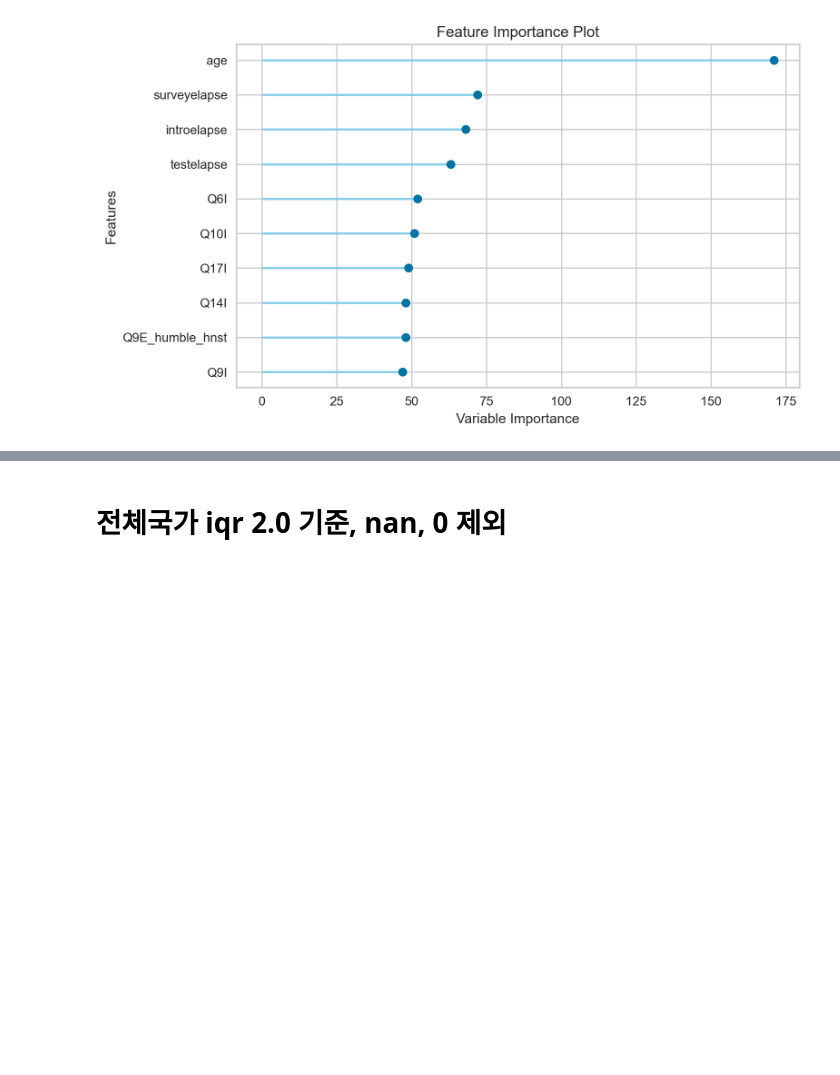
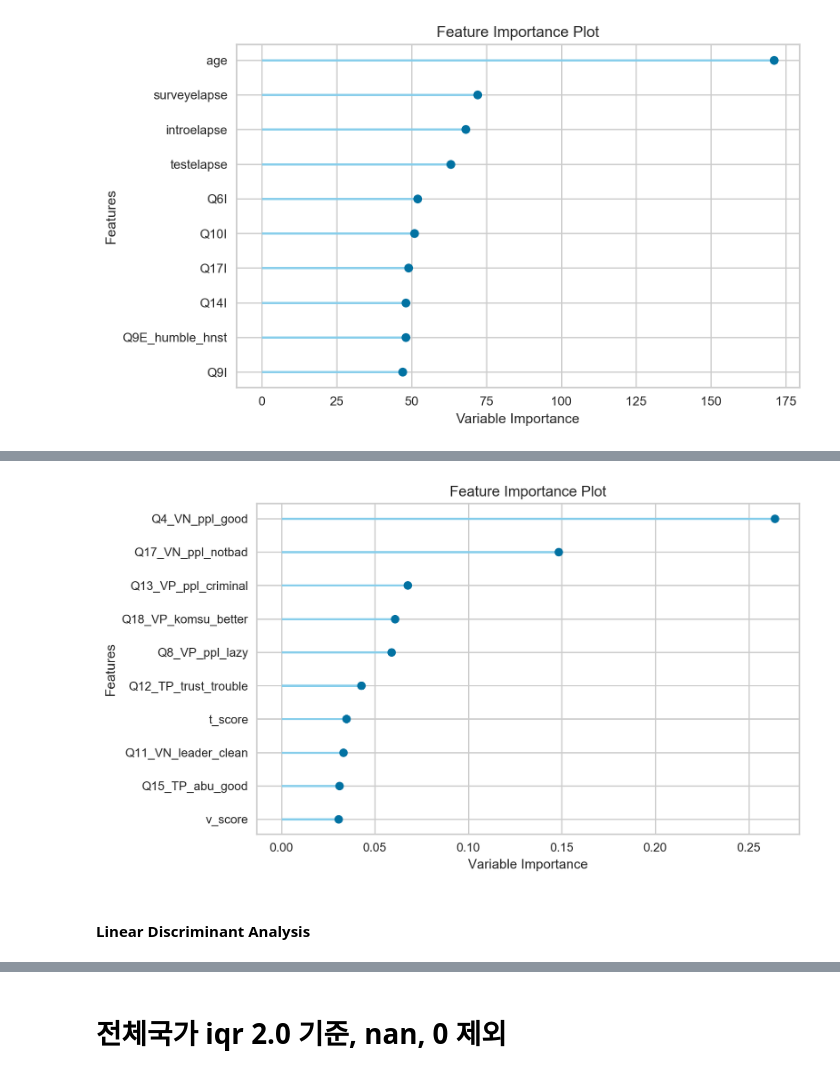
Before and after one commit to dss-14th/ml-repo-3, a Jupyter notebook: yong's/modeling_yong.ipynb, the cells around one changed output, grey strips where cells are left out. Saved outputs shown, nothing was run; the diff lists cells and outputs as text; code cells hidden in the pictures; blank space fills up the shorter version.

```diff
--- a/yong's/modeling_yong.ipynb
+++ b/yong's/modeling_yong.ipynb
@@ -593,0 +752,2 @@ plot_model(estimator = lightgbm, plot = 'feature')
+# %%
+gbc=create_model("gbc")
@@ -593,0 +768,6 @@ plot_model(estimator = lightgbm, plot = 'feature')
+# %%
+plot_model(estimator = gbc, plot = 'feature')
+# %% [output]
+[figure, added]
+# %% [markdown]
+#### Linear Discriminant Analysis
```
Also changed, not shown: parts of 38 cells of this notebook, 4 other files.
